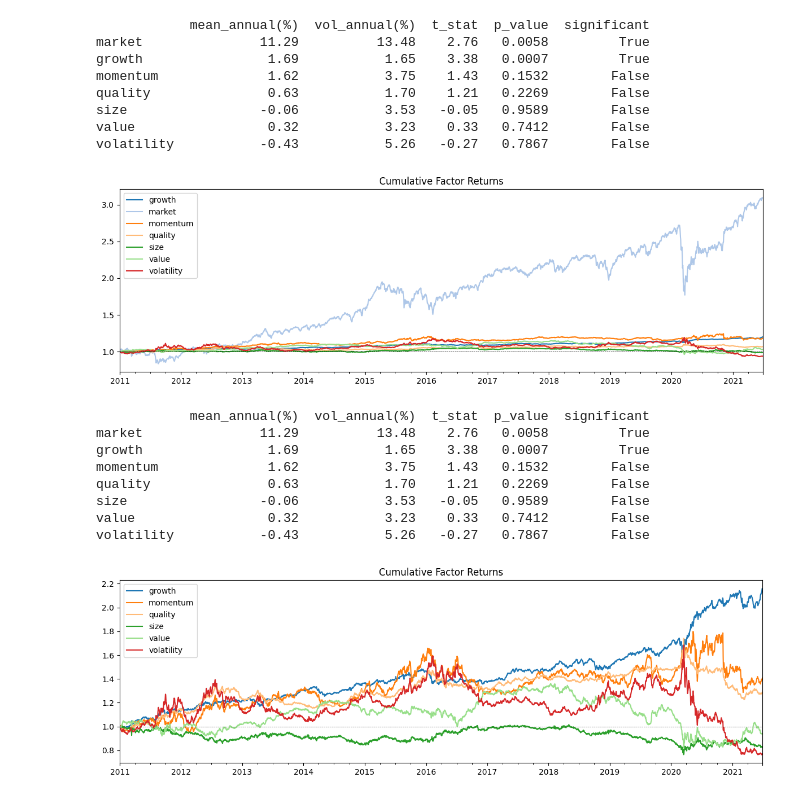
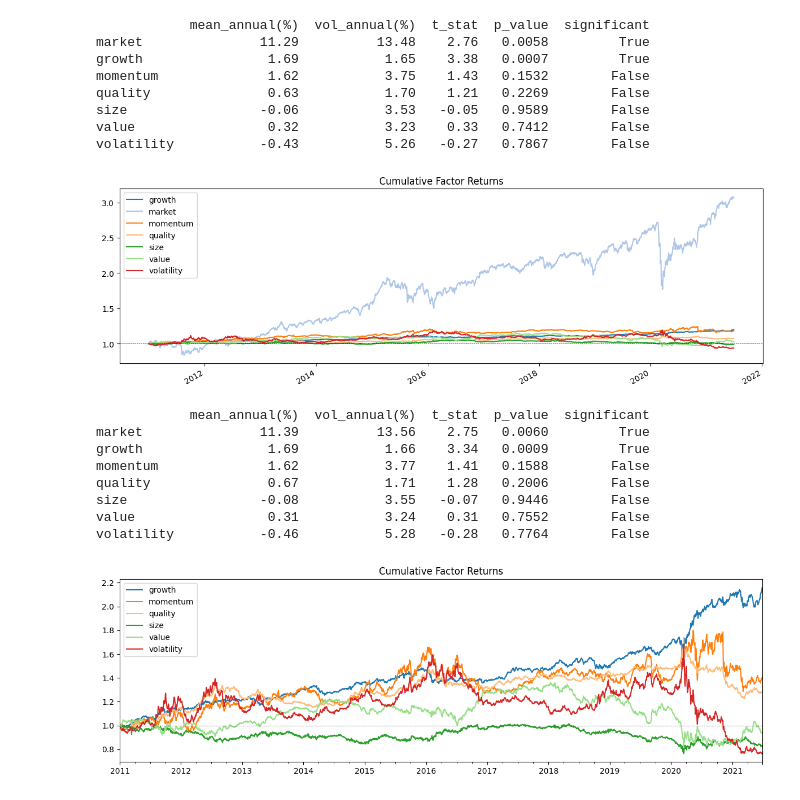
Before and after one commit to yryMax/TailEnhancedFinDiff, a Jupyter notebook: factor_model_eval.ipynb, the cells around one changed output. Drawn from its saved outputs; the diff is of its cells as text; code cells hidden in the pictures.

```diff
--- a/factor_model_eval.ipynb
+++ b/factor_model_eval.ipynb
@@ -87,23 +116,23 @@ size                 -0.06           3.53   -0.05   0.9589        False
 value                 0.32           3.23    0.33   0.7412        False
 volatility           -0.43           5.26   -0.27   0.7867        False
 # %%
-df   = load_parquet("data/train24y.parquet")
+df   = load_parquet("data/train24y_clean.parquet")
 R_actual, F_actual = build_regression_factors(df)
 regression_summary = summarize_factors(F_actual.drop(columns='alpha'))
 # %% [output]
-[figure, old version]
+[figure, new version]
 # %%
-pd.testing.assert_frame_equal(R, R_actual)
+#pd.testing.assert_frame_equal(R, R_actual)
 print(regression_summary)
 # %% [output]
             mean_annual(%)  vol_annual(%)  t_stat  p_value  significant
-market               11.29          13.48    2.76   0.0058         True
-growth                1.69           1.65    3.38   0.0007         True
-momentum              1.62           3.75    1.43   0.1532        False
-quality               0.63           1.70    1.21   0.2269        False
-size                 -0.06           3.53   -0.05   0.9589        False
-value                 0.32           3.23    0.33   0.7412        False
-volatility           -0.43           5.26   -0.27   0.7867        False
+market               11.39          13.56    2.75   0.0060         True
+growth                1.69           1.66    3.34   0.0009         True
+momentum              1.62           3.77    1.41   0.1588        False
+quality               0.67           1.71    1.28   0.2006        False
+size                 -0.08           3.55   -0.07   0.9446        False
+value                 0.31           3.24    0.31   0.7552        False
+volatility           -0.46           5.28   -0.28   0.7764        False
 # %%
 J = 5
 dates = sorted(R.index.unique())
```
Also changed, not shown: parts of 4 cells of this notebook, 10 other files.
